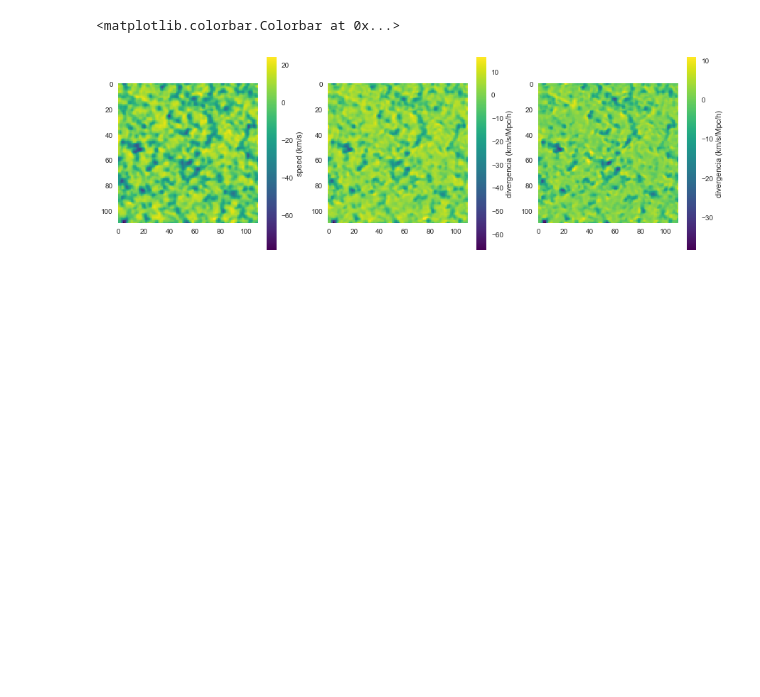
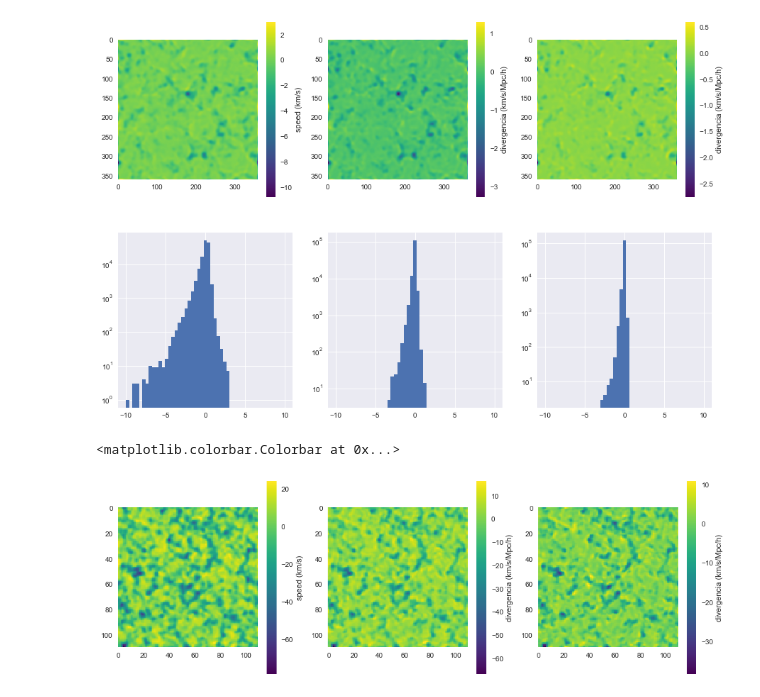
Before and after one commit to forero/abacus, a Jupyter notebook: nb/velocity_fields.ipynb, the cells around one changed output. Drawn from its saved outputs; the diff is of its cells as text; code cells hidden in the pictures; blank space fills up the shorter version.

```diff
--- a/nb/velocity_fields.ipynb
+++ b/nb/velocity_fields.ipynb
@@ -41,3 +76,34 @@ water[400] = np.load("../data/AbacusCosmos_1100box_00_FoF_halos_z0.300/fields/wa
+# %%
+z_slice = 109
+plt.figure(figsize=(15,10))
+
+plt.subplot(2,3,1)
+plt.imshow(div["200_4"][z_slice,:,:], cmap='viridis')
+plt.grid(False)
+plt.colorbar(label='speed (km/s)')
+
+plt.subplot(2,3,4)
+_ = plt.hist(div["200_4"][z_slice,:,:].flatten(), bins=np.linspace(-10,10,50), log=True)
+
+
+plt.subplot(2,3,2)
+plt.imshow(div["300_4"][z_slice,:,:], cmap='viridis')
+plt.grid(False)
+plt.colorbar(label='divergencia (km/s/Mpc/h)')
+
+plt.subplot(2,3,5)
+_ = plt.hist(div["300_4"][z_slice,:,:].flatten(), bins=np.linspace(-10,10,50), log=True)
+
+
+plt.subplot(2,3,3)
+plt.imshow(div["400_4"][z_slice,:,:], cmap='viridis')
+plt.grid(False)
+plt.colorbar(label='divergencia (km/s/Mpc/h)')
+
+plt.subplot(2,3,6)
+_ = plt.hist(div["400_4"][z_slice,:,:].flatten(), bins=np.linspace(-10,10,50), log=True)
+# %% [output]
+[figure, added]
 # %%
 z_slice = 10
 plt.figure(figsize=(15,5))
```
Also changed, not shown: parts of 4 cells of this notebook.
